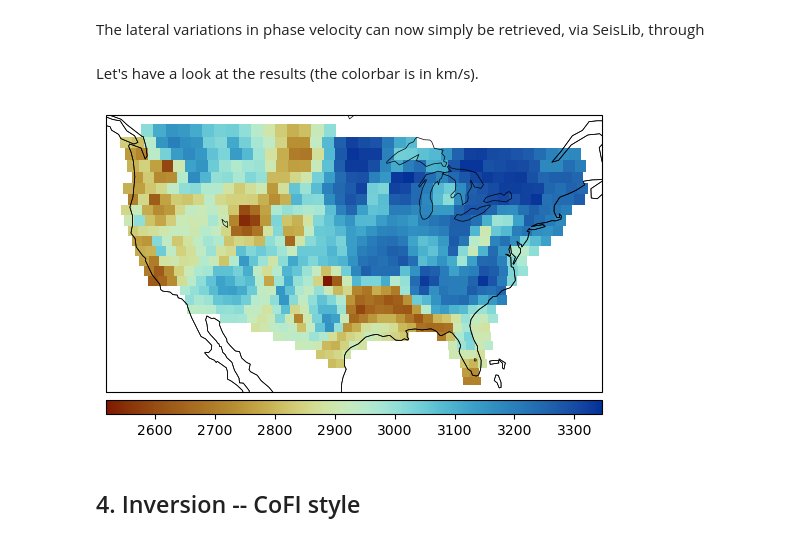
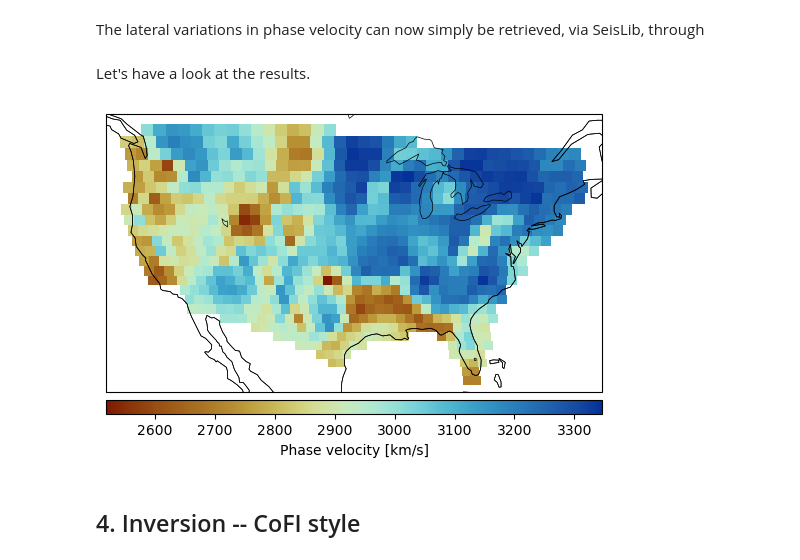
Before and after one commit to inlab-geo/espresso, a Jupyter notebook: examples/sw_tomography/sw_tomography.ipynb, the cells around one changed output. Drawn from its saved outputs; the diff is of its cells as text; code cells hidden in the pictures.

```diff
--- a/examples/sw_tomography/sw_tomography.ipynb
+++ b/examples/sw_tomography/sw_tomography.ipynb
@@ -122,14 +122,15 @@ mu = 5e-2 # Roughness damping coefficient, arbitrarily chosen
 
 c = 1 / tomo.solve(rdamp=mu) # in km/s
 # %% [markdown]
-Let's have a look at the results (the colorbar is in km/s).
+Let's have a look at the results.
 # %%
 from seislib.plotting import plot_map
 import seislib.colormaps as scm
 
-plot_map(tomo.grid.mesh, c, cmap=scm.roma)
+img, cb = plot_map(tomo.grid.mesh, c, cmap=scm.roma, show=False)
+cb.set_label('Phase velocity [km/s]')
 # %% [output]
-[figure, old version]
+[figure, new version]
 # %% [markdown]
 ## 4. Inversion -- CoFI style
 # %% [markdown]
```
Also changed, not shown: parts of 2 cells of this notebook.
